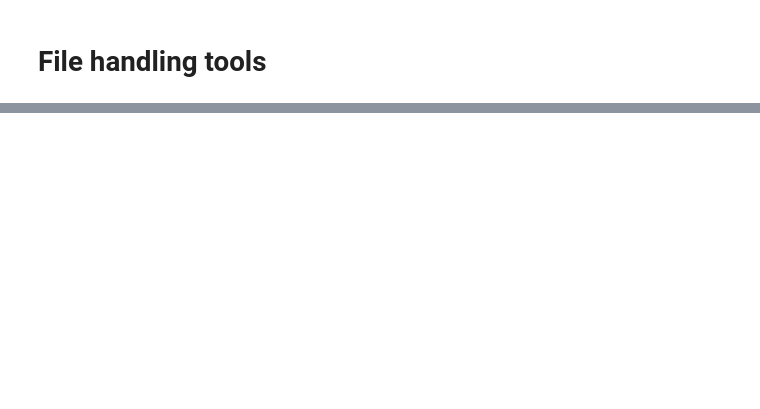
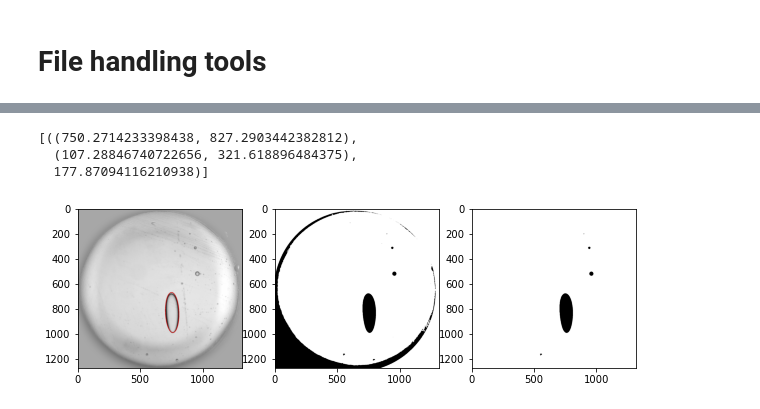
Before and after one commit to usnistgov/shearCellTensiometry, a Jupyter notebook: ipynb/fileHandling.ipynb, the cells around one changed output, grey strips where cells are left out. Drawn from its saved outputs; the diff is of its cells as text; code cells hidden in the pictures; blank space fills up the shorter version.

```diff
--- a/ipynb/fileHandling.ipynb
+++ b/ipynb/fileHandling.ipynb
@@ -307,0 +198,7 @@ d1
+# %%
+vi.detectDropletOneFrame(frameNum=983, diag=True)
+# %% [output]
+[((750.2714233398438, 827.2903442382812),
+  (107.28846740722656, 321.618896484375),
+  177.87094116210938)]
+[figure, added]
```
Also changed, not shown: parts of 45 cells of this notebook, 2 other files.
